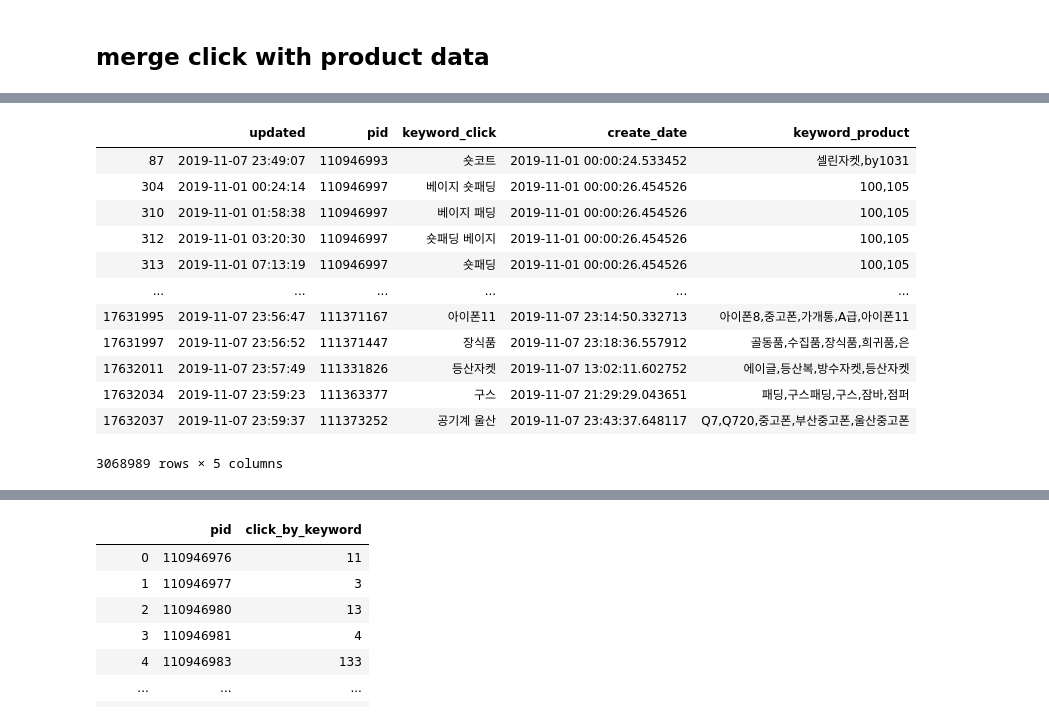
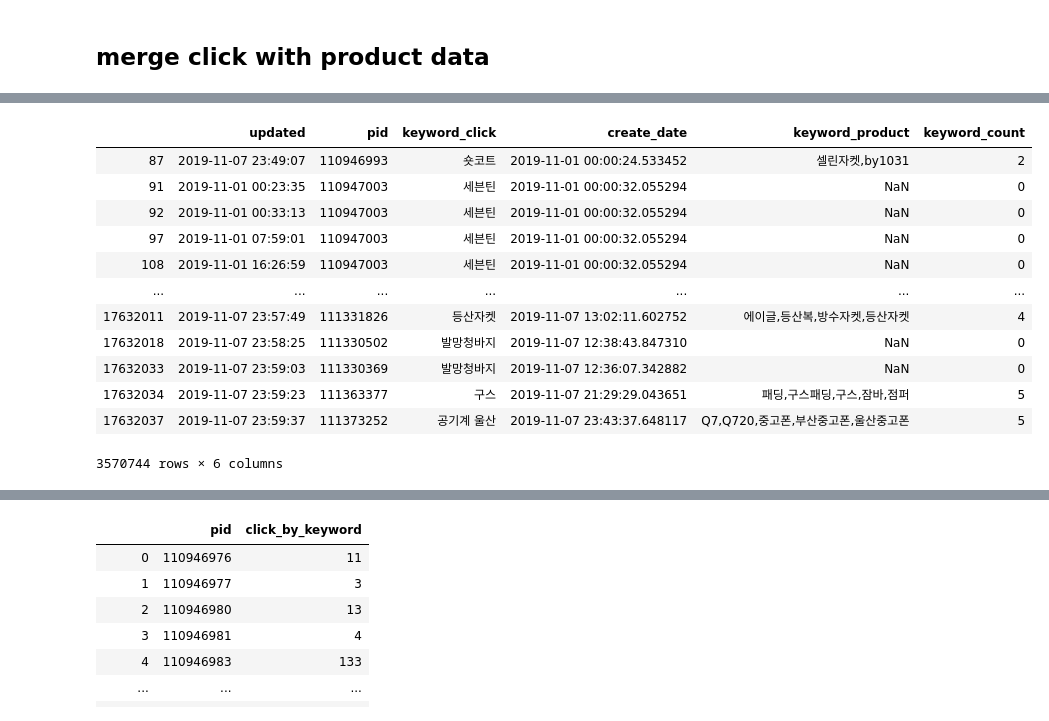
Before and after one commit to kiyoja07/python-bunjang, a Jupyter notebook: data-analysis/jupyter/product_tag.ipynb, the cells around one changed output, grey strips where cells are left out. Saved outputs shown, nothing was run; the diff lists cells and outputs as text; code cells hidden in the pictures.

```diff
--- a/data-analysis/jupyter/product_tag.ipynb
+++ b/data-analysis/jupyter/product_tag.ipynb
@@ -47,3 +45,16 @@ product.tail()
 | 427472 | 111374271 | 2019-11-07 23:57:21.458948 | 아이폰,갤럭시,갤럭시s10,노트10플러스,갤럭시노트 |
 | 427473 | 111374335 | 2019-11-07 23:58:14.403435 | 나이키 후드점퍼 |
 | 427474 | 111374399 | 2019-11-07 23:59:22.621879 | 소아온,나와호랑이님,라이트노벨,라노벨 |
+# %%
+
+def keyword_count(row):
+
+    if pd.isnull(row['keyword']):
+        return 0
+    else:
+        replaced = str(row['keyword']).replace(',', '')
+        return len(str(row['keyword'])) - len(replaced) + 1
+
+product['keyword_count'] = product.apply(keyword_count, axis=1)
+
+product
@@ -70,18 +127,18 @@ click_product
 # %%
-click_product_keyword = click_product.dropna(axis=0)
+click_product_keyword = click_product.dropna(subset=['keyword_click'], axis=0)
 
 click_product_keyword
 # %% [output]
-|  | updated | pid | keyword_click | create_date | keyword_product |
-| 87 | 2019-11-07 23:49:07 | 110946993 | 숏코트 | 2019-11-01 00:00:24.533452 | 셀린자켓,by1031 |
-| 304 | 2019-11-01 00:24:14 | 110946997 | 베이지 숏패딩 | 2019-11-01 00:00:26.454526 | 100,105 |
-| 310 | 2019-11-01 01:58:38 | 110946997 | 베이지 패딩 | 2019-11-01 00:00:26.454526 | 100,105 |
-| 312 | 2019-11-01 03:20:30 | 110946997 | 숏패딩 베이지 | 2019-11-01 00:00:26.454526 | 100,105 |
-| 313 | 2019-11-01 07:13:19 | 110946997 | 숏패딩 | 2019-11-01 00:00:26.454526 | 100,105 |
-| ... | ... | ... | ... | ... | ... |
-| 17631995 | 2019-11-07 23:56:47 | 111371167 | 아이폰11 | 2019-11-07 23:14:50.332713 | 아이폰8,중고폰,가개통,A급,아이폰11 |
-| 17631997 | 2019-11-07 23:56:52 | 111371447 | 장식품 | 2019-11-07 23:18:36.557912 | 골동품,수집품,장식품,희귀품,은 |
-| 17632011 | 2019-11-07 23:57:49 | 111331826 | 등산자켓 | 2019-11-07 13:02:11.602752 | 에이글,등산복,방수자켓,등산자켓 |
-| 17632034 | 2019-11-07 23:59:23 | 111363377 | 구스 | 2019-11-07 21:29:29.043651 | 패딩,구스패딩,구스,잠바,점퍼 |
-| 17632037 | 2019-11-07 23:59:37 | 111373252 | 공기계 울산 | 2019-11-07 23:43:37.648117 | Q7,Q720,중고폰,부산중고폰,울산중고폰 |
+|  | updated | pid | keyword_click | create_date | keyword_product | keyword_count |
+| 87 | 2019-11-07 23:49:07 | 110946993 | 숏코트 | 2019-11-01 00:00:24.533452 | 셀린자켓,by1031 | 2 |
+| 91 | 2019-11-01 00:23:35 | 110947003 | 세븐틴 | 2019-11-01 00:00:32.055294 | NaN | 0 |
+| 92 | 2019-11-01 00:33:13 | 110947003 | 세븐틴 | 2019-11-01 00:00:32.055294 | NaN | 0 |
+| 97 | 2019-11-01 07:59:01 | 110947003 | 세븐틴 | 2019-11-01 00:00:32.055294 | NaN | 0 |
+| 108 | 2019-11-01 16:26:59 | 110947003 | 세븐틴 | 2019-11-01 00:00:32.055294 | NaN | 0 |
+| ... | ... | ... | ... | ... | ... | ... |
+| 17632011 | 2019-11-07 23:57:49 | 111331826 | 등산자켓 | 2019-11-07 13:02:11.602752 | 에이글,등산복,방수자켓,등산자켓 | 4 |
+| 17632018 | 2019-11-07 23:58:25 | 111330502 | 발망청바지 | 2019-11-07 12:38:43.847310 | NaN | 0 |
+| 17632033 | 2019-11-07 23:59:03 | 111330369 | 발망청바지 | 2019-11-07 12:36:07.342882 | NaN | 0 |
+| 17632034 | 2019-11-07 23:59:23 | 111363377 | 구스 | 2019-11-07 21:29:29.043651 | 패딩,구스패딩,구스,잠바,점퍼 | 5 |
+| 17632037 | 2019-11-07 23:59:37 | 111373252 | 공기계 울산 | 2019-11-07 23:43:37.648117 | Q7,Q720,중고폰,부산중고폰,울산중고폰 | 5 |
-3068989 rows × 5 columns
+3570744 rows × 6 columns
```
Also changed, not shown: parts of 17 cells of this notebook, 13 other files.
